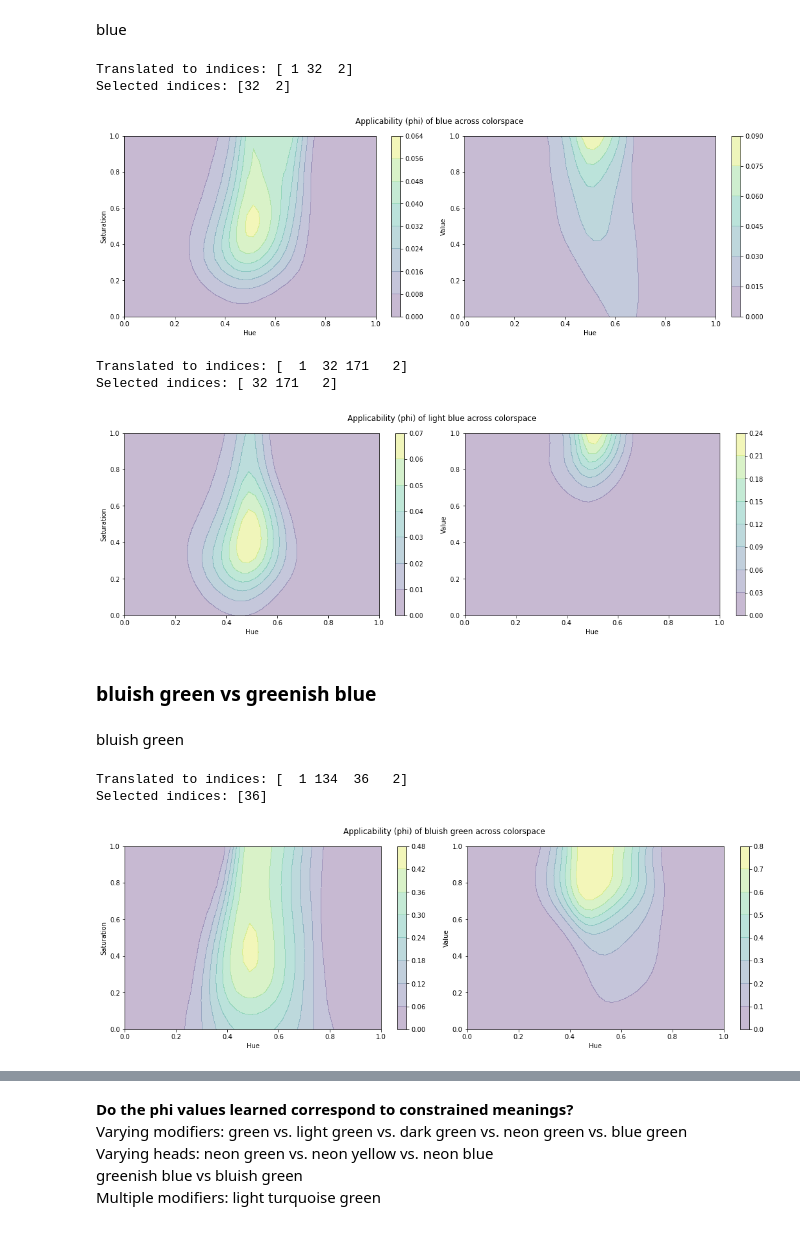
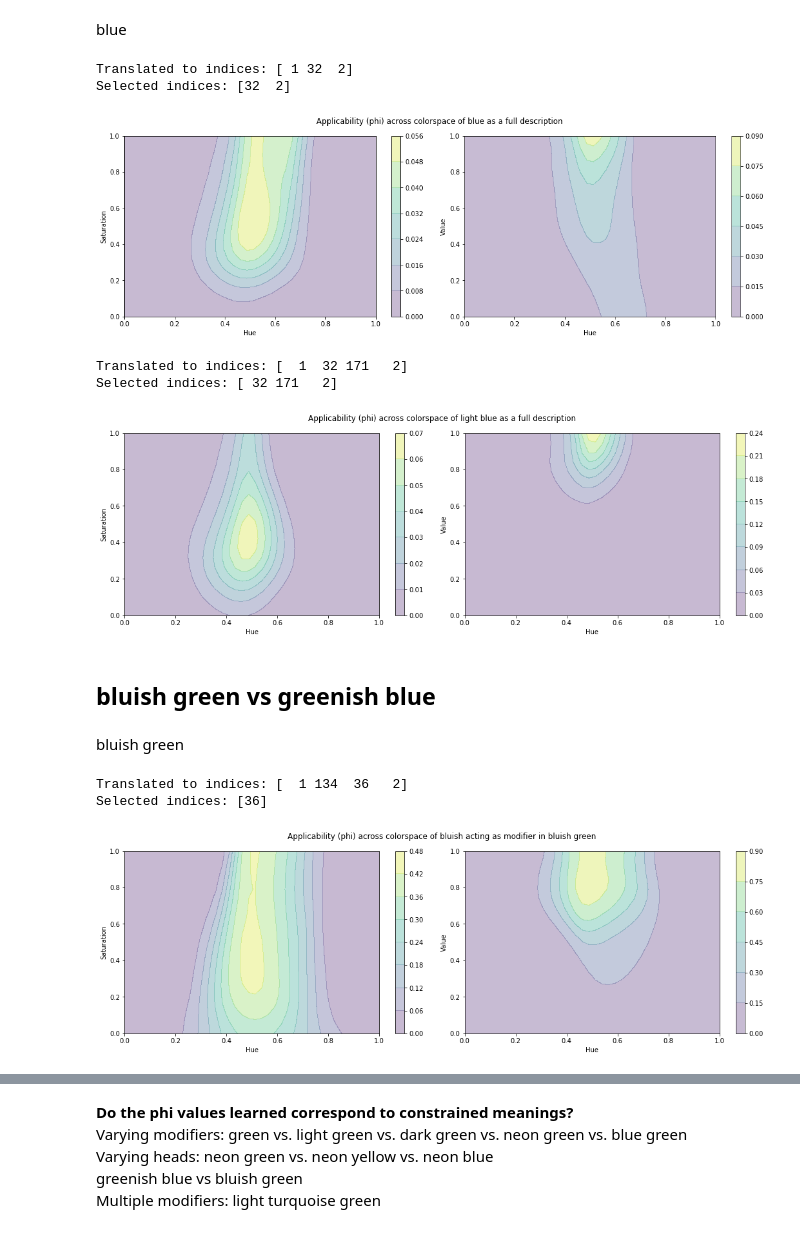
Before and after one commit to souDuggirala/speaker_strategies_sigdial2020, a Jupyter notebook: lab/analyses/notebooks/A003_compositional_xkcd_visualizations.ipynb, the cells around one changed output, grey strips where cells are left out. Cells and saved outputs as stored; diff of their text form; code cells hidden in the pictures.

```diff
--- a/lab/analyses/notebooks/A003_compositional_xkcd_visualizations.ipynb
+++ b/lab/analyses/notebooks/A003_compositional_xkcd_visualizations.ipynb
@@ -106,7 +106,7 @@ def get_specific_args(exp_name, trial_name):
     return args
 
 compositional_xkcd_model = CompositionalXKCDModel.make(
-    get_specific_args('E007_CompositionalXKCDModel', 'trial4'),
+    get_specific_args('E007_CompositionalXKCDModel', 'trial6'),
     reload=True, eval_mode=True)
 
 comp_plotter = CompositionalColorspacePlotter(compositional_xkcd_model, coordinate_system="hue", cuda=False)
@@ -208,26 +215,26 @@ Selected indices: [134 171   2]
 # %% [markdown]
 blue
 # %%
-comp_plotter.contour_plot("blue", [0,1], target='phi')
+comp_plotter.contour_plot_full_color_term("blue", [0,1], target='phi')
 # %% [output]
 Translated to indices: [ 1 32  2]
 Selected indices: [32  2]
-[figure, old version]
+[figure, new version]
 # %%
-comp_plotter.contour_plot("light blue", [0,1,2], target='phi')
+comp_plotter.contour_plot_full_color_term("light blue", [0,1,2], target='phi')
 # %% [output]
 Translated to indices: [  1  32 171   2]
 Selected indices: [ 32 171   2]
-[figure, old version]
+[figure, new version]
 # %% [markdown]
-### bluish green vs greenish blue <br>
+## bluish green vs greenish blue <br>
 # %% [markdown]
 bluish green
 # %%
 #the applicability "bluish" given the head word was "green"
-comp_plotter.contour_plot("bluish green", [1], target='phi')
+comp_plotter.contour_plot_full_color_term("bluish green", [1], target='phi')
 # %% [output]
 Translated to indices: [  1 134  36   2]
 Selected indices: [36]
-[figure, old version]
+[figure, new version]
 # %%
```
Also changed, not shown: parts of 26 cells of this notebook, 2 other files.
